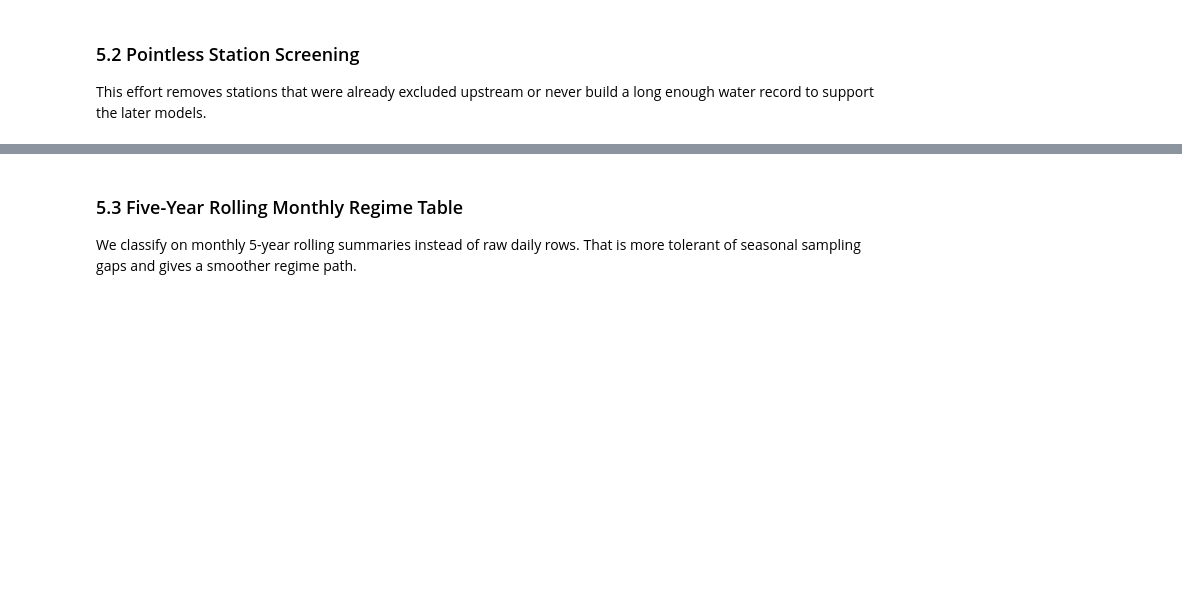
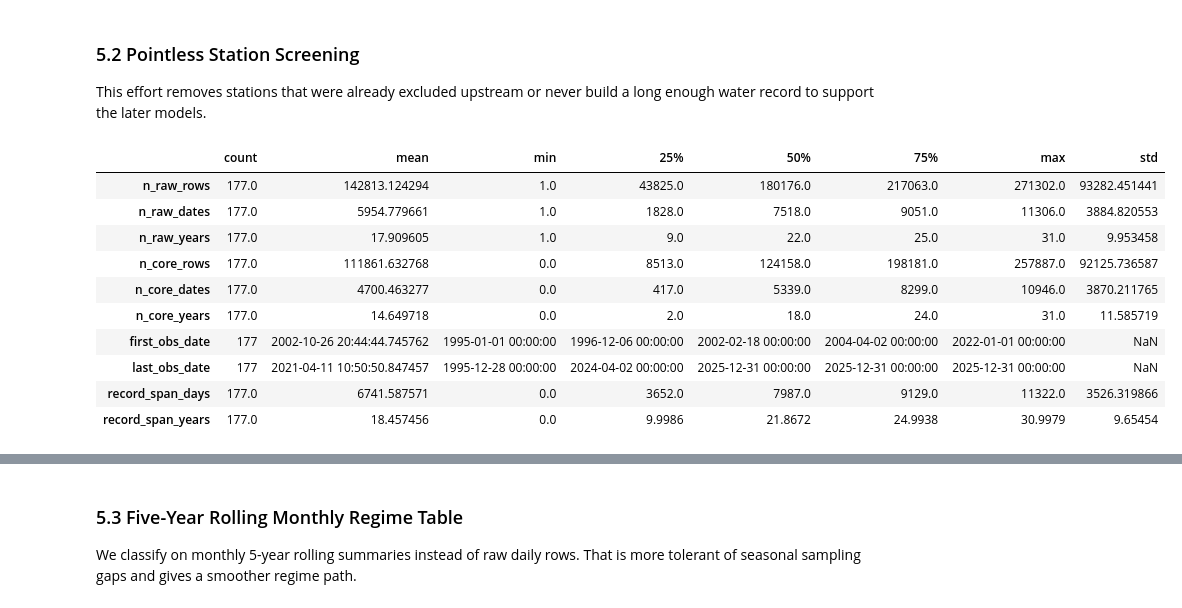
Before and after one commit to jeturcotte/estuaries, a Jupyter notebook: code/t4d.full.project.lite.ipynb, the cells around one changed output, grey strips where cells are left out. Drawn from its saved outputs; the diff is of its cells as text; code cells hidden in the pictures; blank space fills up the shorter version.

```diff
--- a/code/t4d.full.project.lite.ipynb
+++ b/code/t4d.full.project.lite.ipynb
@@ -1264,0 +1353,14 @@ display( pd.crosstab( pointless_station_summary[ "lookup_preexcluded" ], pointle
+# %%
+pointless_station_history.describe( ).T
+# %% [output]
+|  | count | mean | min | 25% | 50% | 75% | max | std |
+| n_raw_rows | 177.0 | 142813.124294 | 1.0 | 43825.0 | 180176.0 | 217063.0 | 271302.0 | 93282.451441 |
+| n_raw_dates | 177.0 | 5954.779661 | 1.0 | 1828.0 | 7518.0 | 9051.0 | 11306.0 | 3884.820553 |
+| n_raw_years | 177.0 | 17.909605 | 1.0 | 9.0 | 22.0 | 25.0 | 31.0 | 9.953458 |
+| n_core_rows | 177.0 | 111861.632768 | 0.0 | 8513.0 | 124158.0 | 198181.0 | 257887.0 | 92125.736587 |
+| n_core_dates | 177.0 | 4700.463277 | 0.0 | 417.0 | 5339.0 | 8299.0 | 10946.0 | 3870.211765 |
+| n_core_years | 177.0 | 14.649718 | 0.0 | 2.0 | 18.0 | 24.0 | 31.0 | 11.585719 |
+| first_obs_date | 177 | 2002-10-26 20:44:44.745762 | 1995-01-01 00:00:00 | 1996-12-06 00:00:00 | 2002-02-18 00:00:00 | 2004-04-02 00:00:00 | 2022-01-01 00:00:00 | NaN |
+| last_obs_date | 177 | 2021-04-11 10:50:50.847457 | 1995-12-28 00:00:00 | 2024-04-02 00:00:00 | 2025-12-31 00:00:00 | 2025-12-31 00:00:00 | 2025-12-31 00:00:00 | NaN |
+| record_span_days | 177.0 | 6741.587571 | 0.0 | 3652.0 | 7987.0 | 9129.0 | 11322.0 | 3526.319866 |
+| record_span_years | 177.0 | 18.457456 | 0.0 | 9.9986 | 21.8672 | 24.9938 | 30.9979 | 9.65454 |
```
Also changed, not shown: parts of 38 cells of this notebook.
